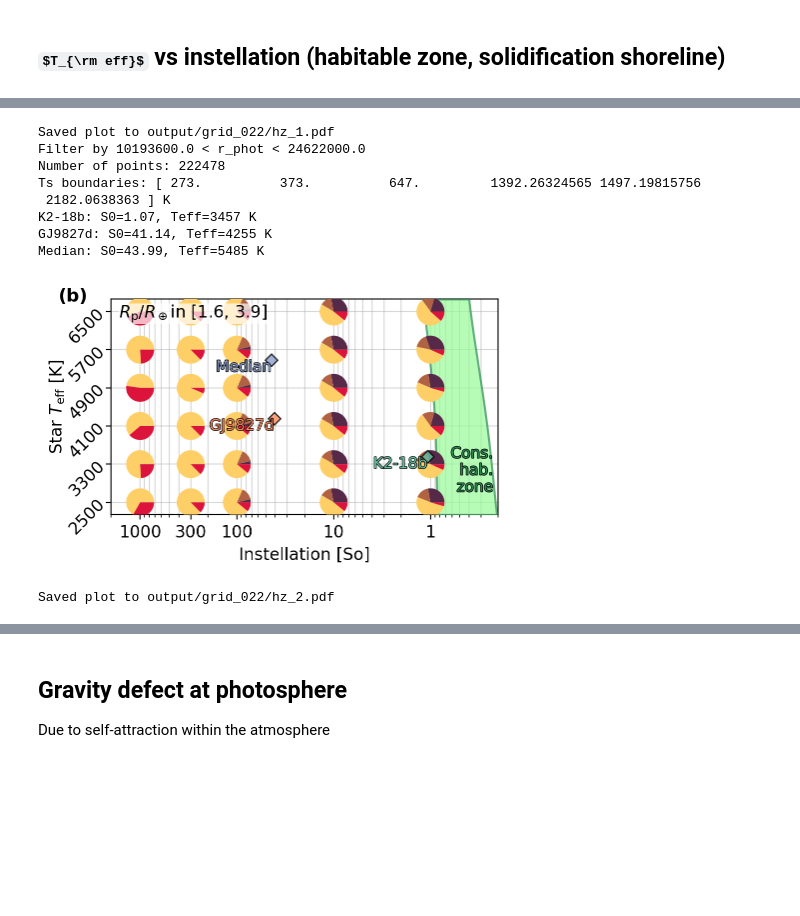
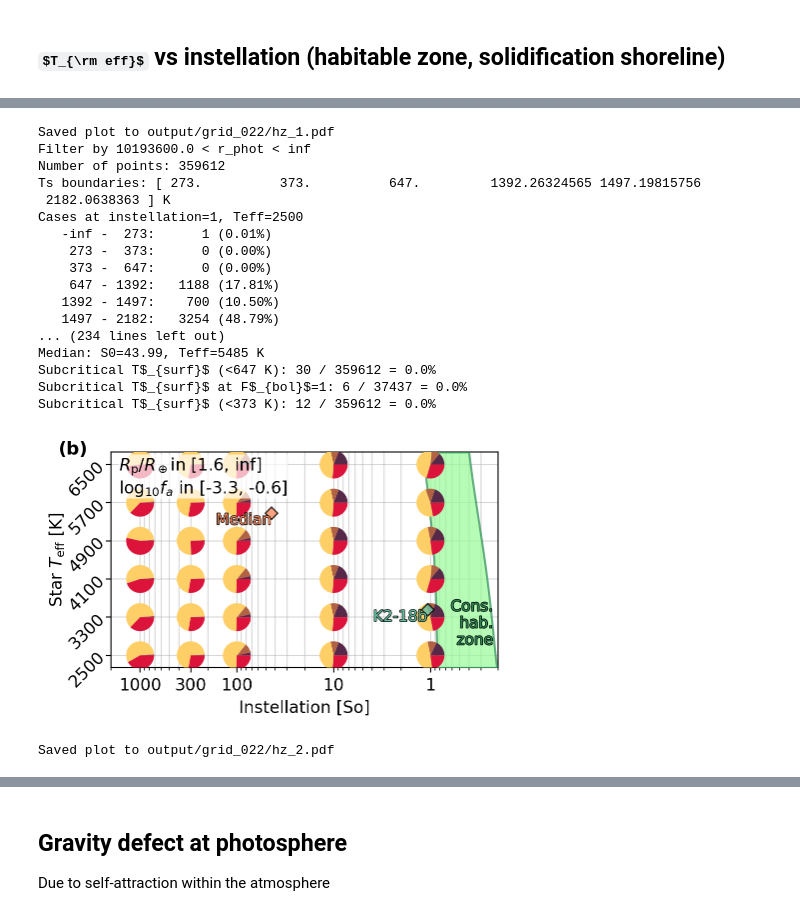
Before and after one commit to nichollsh/InferAGNI, a Jupyter notebook: notebooks/paper_grid.ipynb, the cells around one changed output, grey strips where cells are left out. Saved outputs shown, nothing was run; the diff lists cells and outputs as text; code cells hidden in the pictures; some formulas as TeX source; blank space fills up the shorter version.

```diff
--- a/notebooks/paper_grid.ipynb
+++ b/notebooks/paper_grid.ipynb
@@ -99,6 +99,7 @@ varprops = {
     "frac_atm"      : GridVar(1.0,       True   ,r"Atmos mass fraction, $f_a$",          r"$f_a$", cm.glasgow),
     "mass_tot"      : GridVar(1.0,       False  ,r"Planet mass [$M_\oplus$]",   r"$M_p/M_\oplus$", cm.batlow),
 
+    "Mstar"         : GridVar(1.0,       False  ,r"Star mass [$M_\odot$]",      r"$M_\text{star}/M_\odot$", cm.batlow),
     "Teff"          : GridVar(1.0,       False  ,r"Star $T_\text{eff}$ [K]",    r"$T_\text{eff}$ [K]", cm.batlow),
     "instellation"  : GridVar(1.0,       True   ,"Instellation [So]",           r"$F_\text{bol}$ [So]", cm.batlow),
 
@@ -444,12 +468,17 @@ S0_arr = []
 for row in exo_dat.iterrows():
     row = row[1]
 
-    if row["mass"] * unit_Mjup > hist_mass_max * unit_Mear:
+    m = row["mass"] * unit_Mjup/ unit_Mear
+    if m > hist_mass_max:
         continue
+    # if not np.isfinite(m):
+    #     continue
 
     S0 = calc_S0_exo(row)
     if 1e-2 < S0 < 1e5:
         S0_arr.append(S0)
+
+print(f"Number of exoplanets in histogram: {len(S0_arr)}")
 
 exo_med_S0 = np.median(S0_arr)
 
@@ -496,13 +526,18 @@ Teff_arr = []
 for row in exo_dat.iterrows():
     row = row[1]
 
-    if row["mass"] * unit_Mjup > hist_mass_max * unit_Mear:
+    m  = row["mass"] * unit_Mjup/ unit_Mear
+    if m > hist_mass_max:
         continue
+    # if not np.isfinite(m):
+    #     continue
 
     if np.isfinite(row["star_teff"]):
         Teff_arr.append(float(row["star_teff"]))
 
 exo_med_Teff = np.median(Teff_arr)
+
+print(f"Number of exoplanets in histogram: {len(Teff_arr)}")
 
 bins = np.linspace(2500, 6500, 30)
 fig,ax = plt.subplots(1,1 , figsize=(5,3))
@@ -1605,8 +1767,9 @@ plt.show()
 id = 0
 
 def plot_hz(controls = None, scatter=False,
-                show_letter=True,
-                show_cbar=True, show_xlabel=True, echo_ratios=False, show_planets=True, show_shoreline=True):
+                show_letter=True, anno_extra={},
+                show_cbar=True, show_xlabel=True,
+                echo_ratios=False, show_planets=True, show_shoreline=True):
 
     # copy dataframe
     df = deepcopy(data)
@@ -1771,7 +1934,7 @@ def plot_hz(controls = None, scatter=False,
     if show_planets:
         exo_HZ = [
             ["K2-18 b"],
-            ["GJ 9827 d"],
+            # ["GJ 9827 d"],
             ["_median"]
         ]
         text_pe = [pe.Stroke(linewidth=1.0, foreground='k'), pe.Normal()]
@@ -1819,9 +1982,41 @@ def plot_hz(controls = None, scatter=False,
             anno += f"{varprops[k].label_short}in [{v[0]*varprops[k].scale:.2g}, {v[1]*varprops[k].scale:.2g}]\n"
         else:
             anno += f"{varprops[k].label_short}={v*varprops[k].scale:.2g}\n"
+
+    for k in anno_extra:
+        elbl = ""
+        if varprops[k].log:
+            elbl += "log$_{10}$"
+        elbl += varprops[k].label_short + " in "
+        emin = np.amin(df[k]) * varprops[k].scale
+        if varprops[k].log:
+            emin = np.log10(emin)
+        emax = np.amax(df[k]) * varprops[k].scale
+        if varprops[k].log:
+            emax = np.log10(emax)
+        anno += f"{elbl}[{emin:.1f}, {emax:.1f}]\n"
     anno = anno[:-1]
     ax.text(0.02, 0.98, anno, transform=ax.transAxes, fontsize=text_fs+1, ha='left',va='top',
             zorder=9999, bbox=dict(facecolor='w', alpha=0.7, edgecolor='none',pad=0.1))
+
+
+    # Stats
+    # number of cases with Tsurf below critical point of water
+    num_subcrit = np.sum(df["t_surf"] < 647.0)
+    num_total = len(df)
+    stat = f"Subcritical T$_{{surf}}$ (<647 K): {num_subcrit} / {num_total} = {100*num_subcrit/num_total:.1f}%"
+    print(stat)
+
+    # subcritial at Fbol=1
+    num_subcrit_fbol1 = np.sum((df["t_surf"] < 647.0) & (np.isclose(df["instellation"], 1.0)))
+    num_fbol1 = np.sum(np.isclose(df["instellation"], 1.0))
+    stat_fbol1 = f"Subcritical T$_{{surf}}$ at F$_{{bol}}$=1: {num_subcrit_fbol1} / {num_fbol1} = {100*num_subcrit_fbol1/num_fbol1:.1f}%"
+    print(stat_fbol1)
+
+    # sub-boiling
+    num_subboil = np.sum(df["t_surf"] < 373.0)
+    stat_subboil = f"Subcritical T$_{{surf}}$ (<373 K): {num_subboil} / {num_total} = {100*num_subboil/num_total:.1f}%"
+    print(stat_subboil)
 
     # ---------------------
     # Decorate
@@ -1860,8 +2055,10 @@ def plot_hz(controls = None, scatter=False,
     fig.savefig(fname, dpi=DPI, bbox_inches='tight')
     print(f"Saved plot to {fname}")
 
-plot_hz(controls={"r_phot":[0,1.6 * R_earth]}, show_cbar=True, show_xlabel=False, show_planets=False)
-plot_hz(controls={"r_phot":[1.6 * R_earth,24622e3]}, show_cbar=False, show_xlabel=True, show_shoreline=False )
+anno_extra = ["frac_atm"]
+echo_ratios = True
+plot_hz(anno_extra=anno_extra, controls={"r_phot":[0,1.6 * R_earth]}, show_cbar=True, show_xlabel=False, show_planets=False, echo_ratios=echo_ratios, show_shoreline=False )
+plot_hz(anno_extra=anno_extra, controls={"r_phot":[1.6 * R_earth,np.inf]}, show_cbar=False, show_xlabel=True, show_shoreline=False, echo_ratios=echo_ratios)
 # plot_hz(controls={"frac_atm":unique_vals["frac_atm"][1]}, show_cbar=False, show_xlabel=True)
 # %% [output]
 Filter by 0.0 < r_phot < 10193600.0
@@ -1872,10 +2082,19 @@ Ts boundaries: [ 273.          373.          647.         1392.26324565 1497.198
 Saved plot to output/grid_022/hz_1.pdf
-Filter by 10193600.0 < r_phot < 24622000.0
-Number of points: 222478
+Filter by 10193600.0 < r_phot < inf
+Number of points: 359612
 Ts boundaries: [ 273.          373.          647.         1392.26324565 1497.19815756
  2182.0638363 ] K
-K2-18b: S0=1.07, Teff=3457 K
-GJ9827d: S0=41.14, Teff=4255 K
+Cases at instellation=1, Teff=2500
+   -inf -  273:      1 (0.01%)
+    273 -  373:      0 (0.00%)
+    373 -  647:      0 (0.00%)
+    647 - 1392:   1188 (17.81%)
+   1392 - 1497:    700 (10.50%)
+   1497 - 2182:   3254 (48.79%)
+... (234 lines left out)
 Median: S0=43.99, Teff=5485 K
+Subcritical T$_{surf}$ (<647 K): 30 / 359612 = 0.0%
+Subcritical T$_{surf}$ at F$_{bol}$=1: 6 / 37437 = 0.0%
+Subcritical T$_{surf}$ (<373 K): 12 / 359612 = 0.0%
-[figure, old version]
+[figure, new version]
 Saved plot to output/grid_022/hz_2.pdf
```
Also changed, not shown: parts of 11 cells of this notebook, 1 other file.
